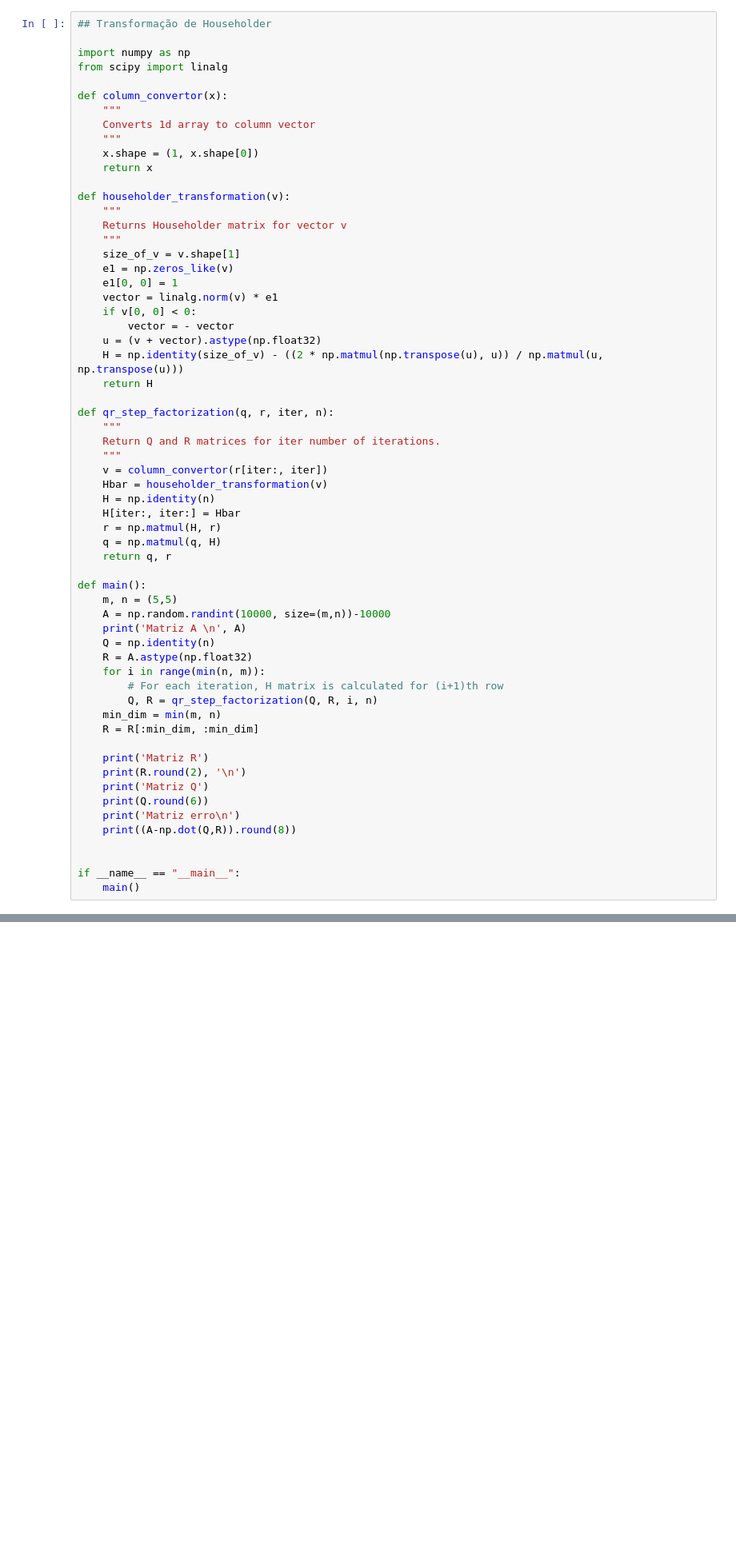
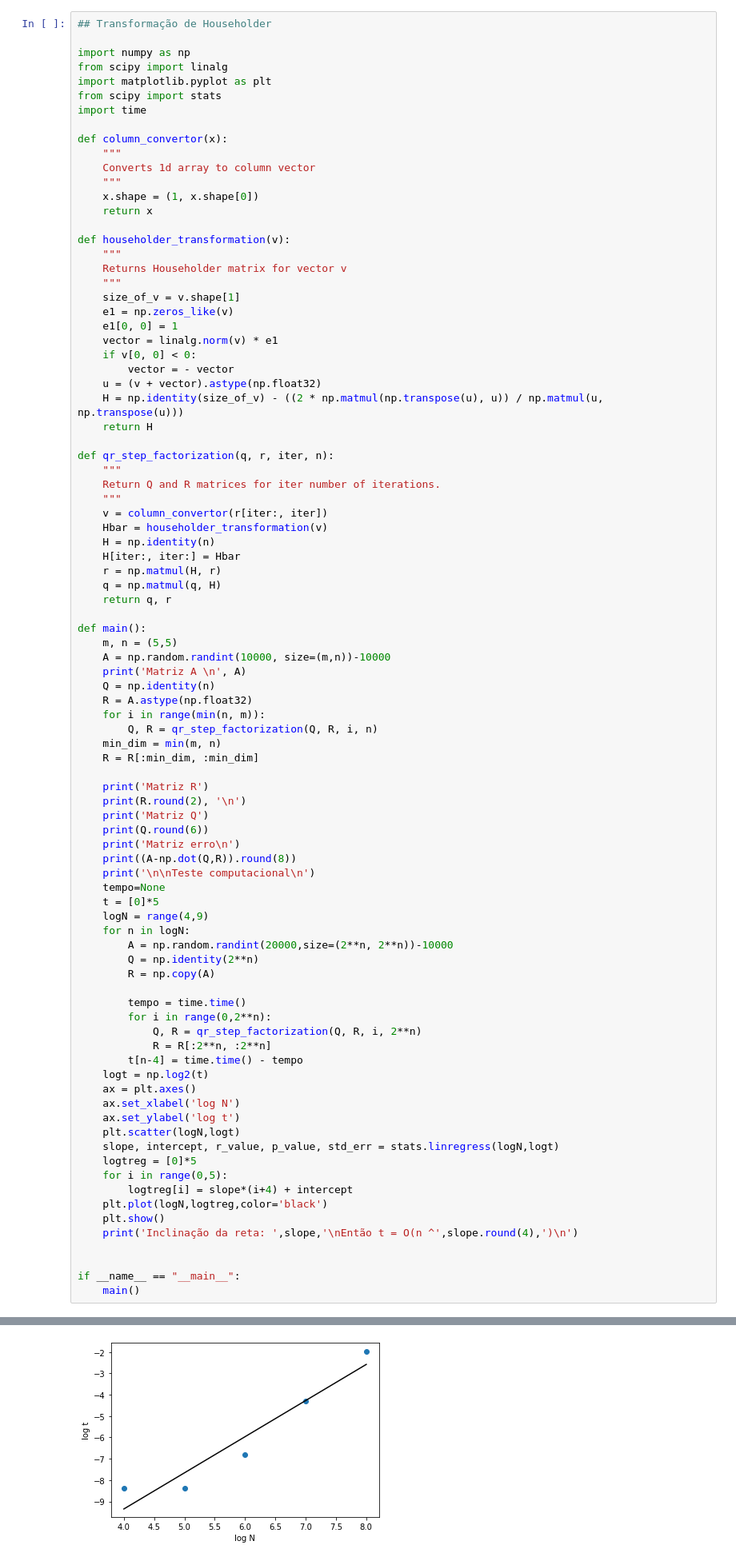
Before and after one commit to levonhart/Trabalho-ALC, a Jupyter notebook: decomposicao_qr.ipynb, the cells around one changed output, grey strips where cells are left out. Shown at 80% size. Drawn from its saved outputs; the diff is of its cells as text; blank space fills up the shorter version.

```diff
--- a/decomposicao_qr.ipynb
+++ b/decomposicao_qr.ipynb
@@ -146,6 +200,9 @@ Matriz Q (*)
 
 import numpy as np
 from scipy import linalg
+import matplotlib.pyplot as plt
+from scipy import stats
+import time
 
 def column_convertor(x):
     """
@@ -187,7 +244,6 @@ def main():
     Q = np.identity(n)
     R = A.astype(np.float32)
     for i in range(min(n, m)):
-        # For each iteration, H matrix is calculated for (i+1)th row
         Q, R = qr_step_factorization(Q, R, i, n)
     min_dim = min(m, n)
     R = R[:min_dim, :min_dim]
@@ -198,6 +254,32 @@ def main():
     print(Q.round(6))
     print('Matriz erro\n')
     print((A-np.dot(Q,R)).round(8))
+    print('\n\nTeste computacional\n')
+    tempo=None
+    t = [0]*5
+    logN = range(4,9)
+    for n in logN:
+        A = np.random.randint(20000,size=(2**n, 2**n))-10000
+        Q = np.identity(2**n)
+        R = np.copy(A)
+
+        tempo = time.time()
+        for i in range(0,2**n):
+            Q, R = qr_step_factorization(Q, R, i, 2**n)
+            R = R[:2**n, :2**n]
+        t[n-4] = time.time() - tempo
+    logt = np.log2(t)
+    ax = plt.axes()
+    ax.set_xlabel('log N')
+    ax.set_ylabel('log t')
+    plt.scatter(logN,logt)
+    slope, intercept, r_value, p_value, std_err = stats.linregress(logN,logt)
+    logtreg = [0]*5
+    for i in range(0,5):
+        logtreg[i] = slope*(i+4) + intercept
+    plt.plot(logN,logtreg,color='black')
+    plt.show()
+    print('Inclinação da reta: ',slope,'\nEntão t = O(n ^',slope.round(4),')\n')
 
 
 if __name__ == "__main__":
@@ -222,0 +305 @@ Matriz R
+[figure, added]
```
Also changed, not shown: parts of 3 cells of this notebook.
